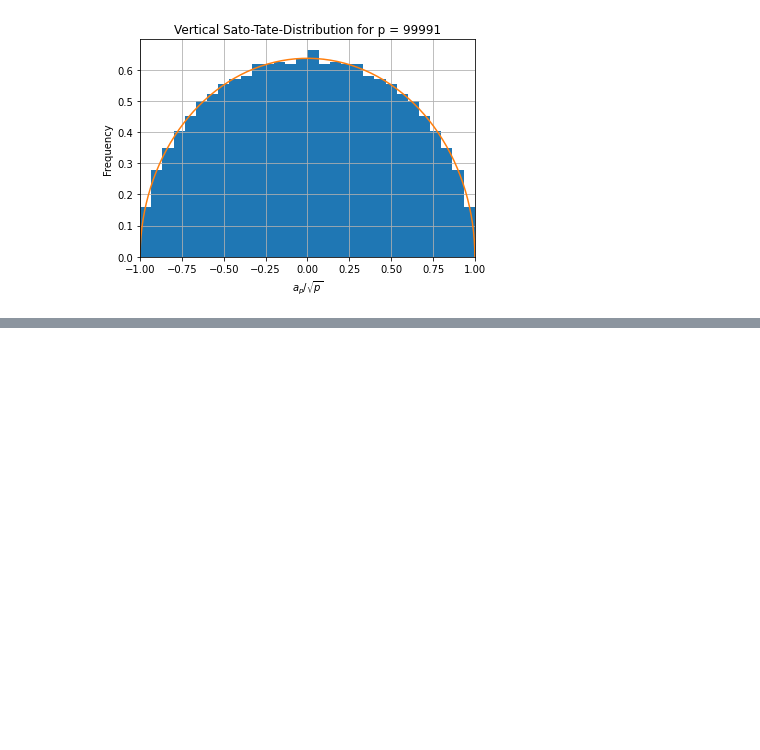
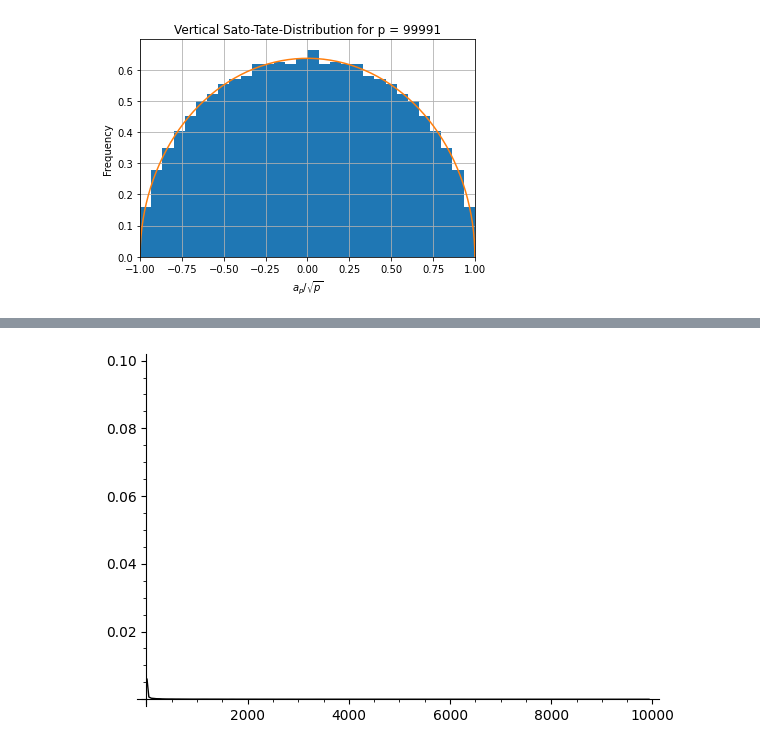
Before and after one commit to JosuaKugler/sato-tate-distributions, a Jupyter notebook: vertical_st.ipynb, the cells around one changed output, grey strips where cells are left out. Drawn from its saved outputs; the diff is of its cells as text; code cells hidden in the pictures; blank space fills up the shorter version.

Commit message:
convergence rate plotting for the vertical case

```diff
--- a/vertical_st.ipynb
+++ b/vertical_st.ipynb
@@ -80,18 +50,0 @@ def normalized_aps(p):
-# %%
-ap_list = np.array([E.cardinality() for E in my_ecs_over_F])
-v = (ap_list - p-1)/float(2 * math.sqrt(p))
-
-n, bins, patches = plt.hist(v, num_bins, density=True)
-angle = np.linspace(0, np.pi, 150)
-radius = 1
-x = radius * np.cos(angle)
-y = radius * np.sin(angle) * 2 / np.pi #stretching so that area = 1
-plt.plot(x, y)
-plt.xlabel('$a_p/\\sqrt{p}$')
-plt.ylabel('Frequency')
-plt.title('Vertical Sato-Tate-Distribution for p = {}'.format(p))
-#plt.text(60, .025, r'$\mu=100,\ \sigma=15$')
-plt.xlim(-1,1)
-#plt.ylim(0, 1)
-plt.grid(True)
-plt.show()
@@ -99,0 +55,70 @@ plt.show()
+# %%
+import bisect
+
+def liney(y, xmin,xmax):
+    return line([(xmin,y),(xmax,y)], rgbcolor=(1,0,0))
+
+def Xab(a,b):
+    bb = (asin(b)/2r + b*sqrt(1r-b^2r)/2r)
+    aa = (asin(a)/2r + a*sqrt(1r-a^2r)/2r)
+    def X(T):
+        return (asin(T)/2r + T*sqrt(1r-T^2r)/2r - aa)/(bb - aa)
+    return X
+
+def sorted_aplist(p):
+    v = normalized_aps(p)
+    v.sort()
+    return v
+
+def Ypab(p, a=-1, b=1):
+    v = sorted_aplist(p)
+    denom = bisect.bisect_right(v, float(b)) - bisect.bisect_left(v, float(a))
+    try:
+        normalize = float(1)/denom
+    except:
+        def Y(T):
+            return 1.0r
+        return Y
+    start_pos = bisect.bisect_left(v, float(a))
+
+    def Y(T):
+        # find position that T would go in if it were inserted
+        # in the sorted list v.
+        n = bisect.bisect_right(v, float(T)) - start_pos
+        return n * normalize
+    return Y
+
+global _delta
+
+def Delta(p, a, b, max_points=300):
+    """
+    Delta_{a}^{b} function:
+    INPUT: C - cutoff
+    a,b - evaluate over the interval (a,b)
+    max_points - number of points used in numerical integral
+    """
+    global _delta
+    key = (p,a,b,max_points)
+    try:
+        return _delta[key]
+    except NameError:
+        _delta = {}
+    except KeyError:
+        pass
+    X = Xab(a,b)
+    Y = Ypab(p,a,b)
+    def h(T):
+        return (X(T) - Y(T))^2r
+
+    val, err = integral_numerical(h, a, b, max_points=max_points, algorithm='qag', rule=1, eps_abs=1e-10, eps_rel=1e-10)
+
+    _delta[key] = (val, err)
+    print("p: ", p, " val: ", val)
+    return val, err
+
+def plot_Delta(pmax, step_size=10, max_points=100, a=-1, b=1):
+    v = [(p,Delta(p, a, b, max_points=max_points)[0]) for p in prime_range(10,pmax)[::step_size]]
+    return line(v,rgbcolor=(0,0,0), ymin=0, ymax=0.1)
+
+plot_Delta(10000)
+# %% [output]
@@ -99,0 +142 @@ plt.show()
+[figure, added]
```
Also changed, not shown: parts of 6 cells of this notebook, 1 other file.
